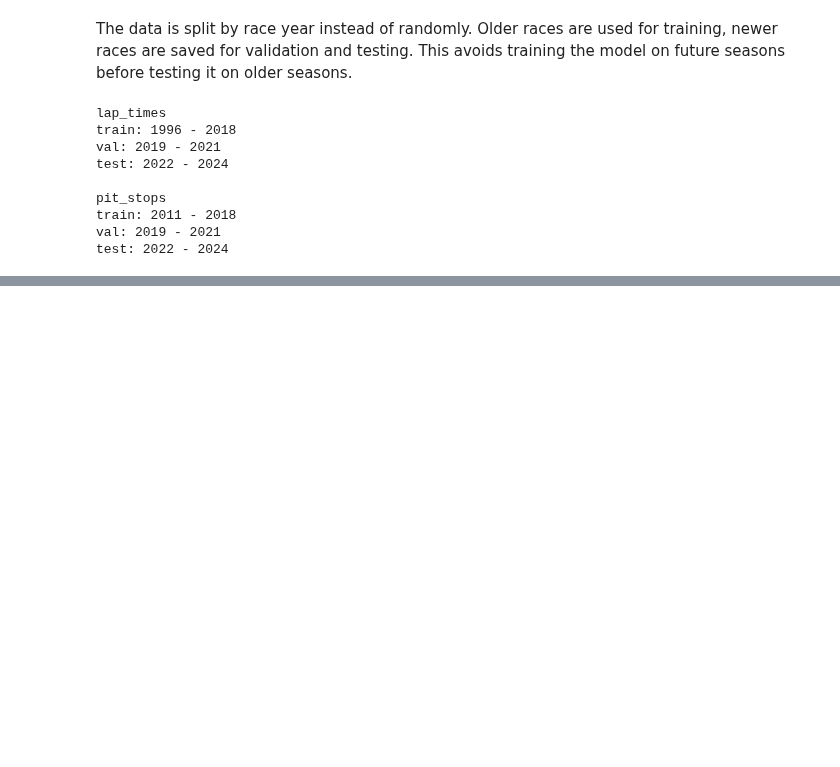
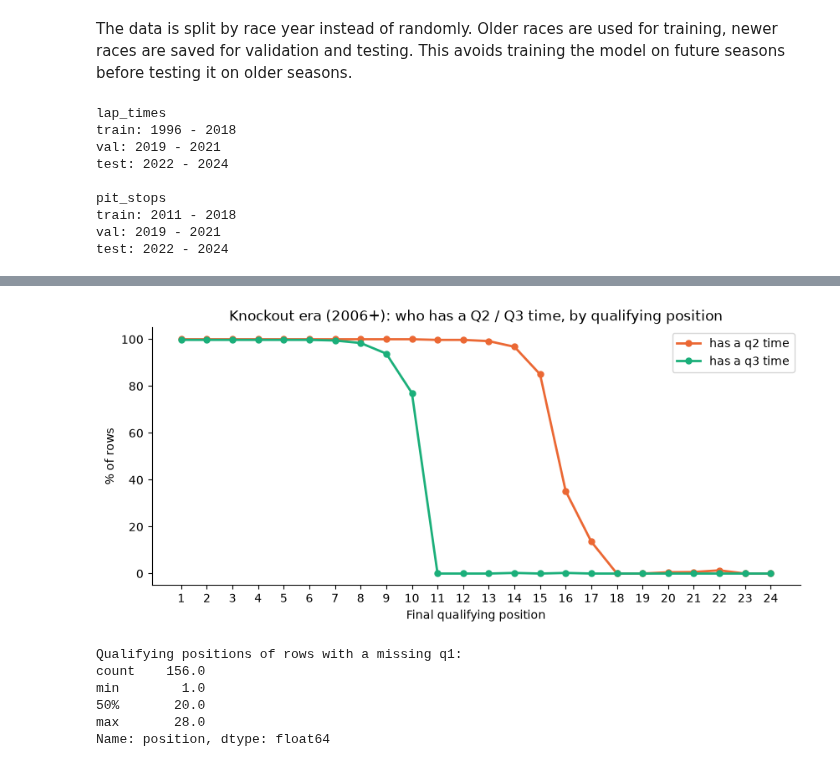
Before and after one commit to amado-888/ACL_Project, a Jupyter notebook: data-cleaning.ipynb, the cells around one changed output, grey strips where cells are left out. Cells and saved outputs as stored; diff of their text form; code cells hidden in the pictures; blank space fills up the shorter version.

```diff
--- a/data-cleaning.ipynb
+++ b/data-cleaning.ipynb
@@ -682,0 +801,28 @@ test: 2022 - 2024
+# %%
+knockout = q_year[q_year["year"] >= 2006]
+has_time_by_pos = (
+    knockout.assign(has_q2=~is_missing(knockout["q2"]), has_q3=~is_missing(knockout["q3"]))
+            .groupby("position")[["has_q2", "has_q3"]].mean() * 100
+)
+
+fig, ax = plt.subplots(figsize=(10, 4))
+ax.plot(has_time_by_pos.index, has_time_by_pos["has_q2"], color=ORANGE, linewidth=2, marker="o", markersize=5, label="has a q2 time")
+ax.plot(has_time_by_pos.index, has_time_by_pos["has_q3"], color=AQUA, linewidth=2, marker="o", markersize=5, label="has a q3 time")
+ax.set_xticks(has_time_by_pos.index)
+ax.set_xlabel("Final qualifying position")
+ax.set_ylabel("% of rows")
+ax.set_title("Knockout era (2006+): who has a Q2 / Q3 time, by qualifying position")
+ax.legend()
+sns.despine()
+plt.show()
+
+print("Qualifying positions of rows with a missing q1:")
+print(qualifying.loc[is_missing(qualifying["q1"]), "position"].describe()[["count", "min", "50%", "max"]])
+# %% [output]
+[figure, added]
+Qualifying positions of rows with a missing q1:
+count    156.0
+min        1.0
+50%       20.0
+max       28.0
+Name: position, dtype: float64
```
Also changed, not shown: parts of 37 cells of this notebook, 1 other file.
